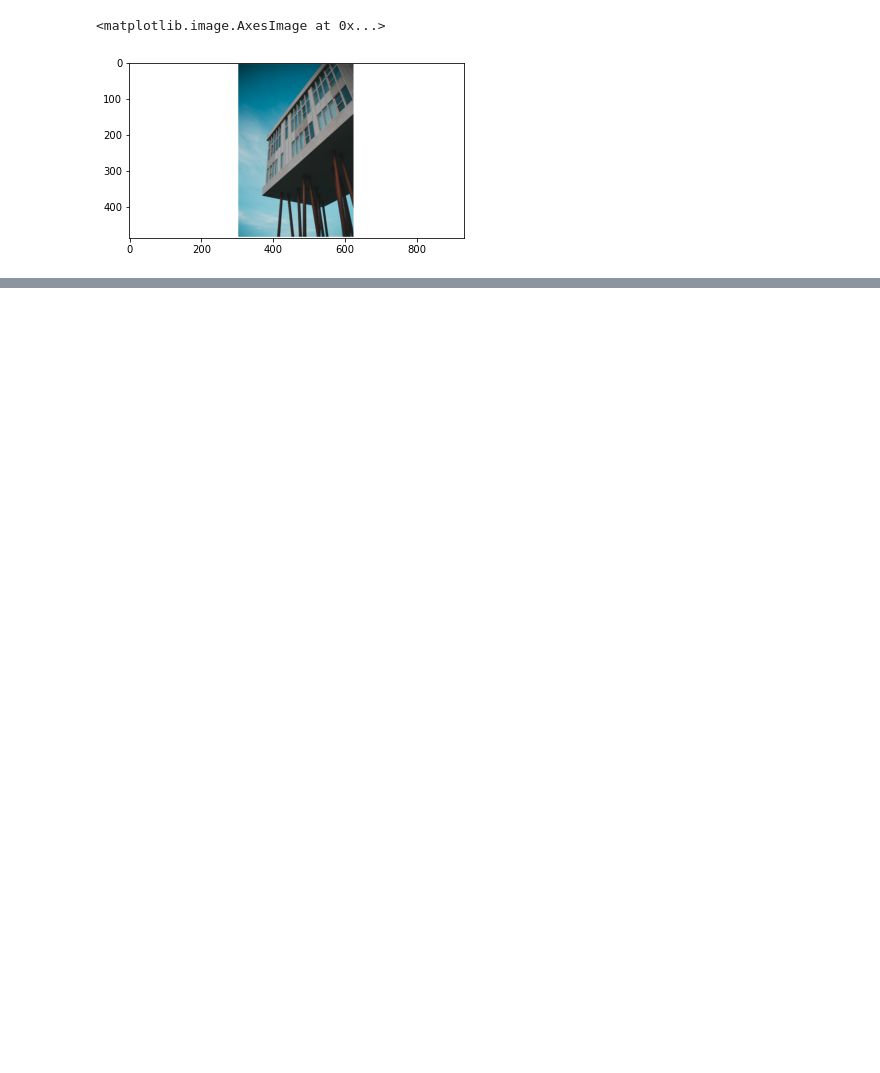
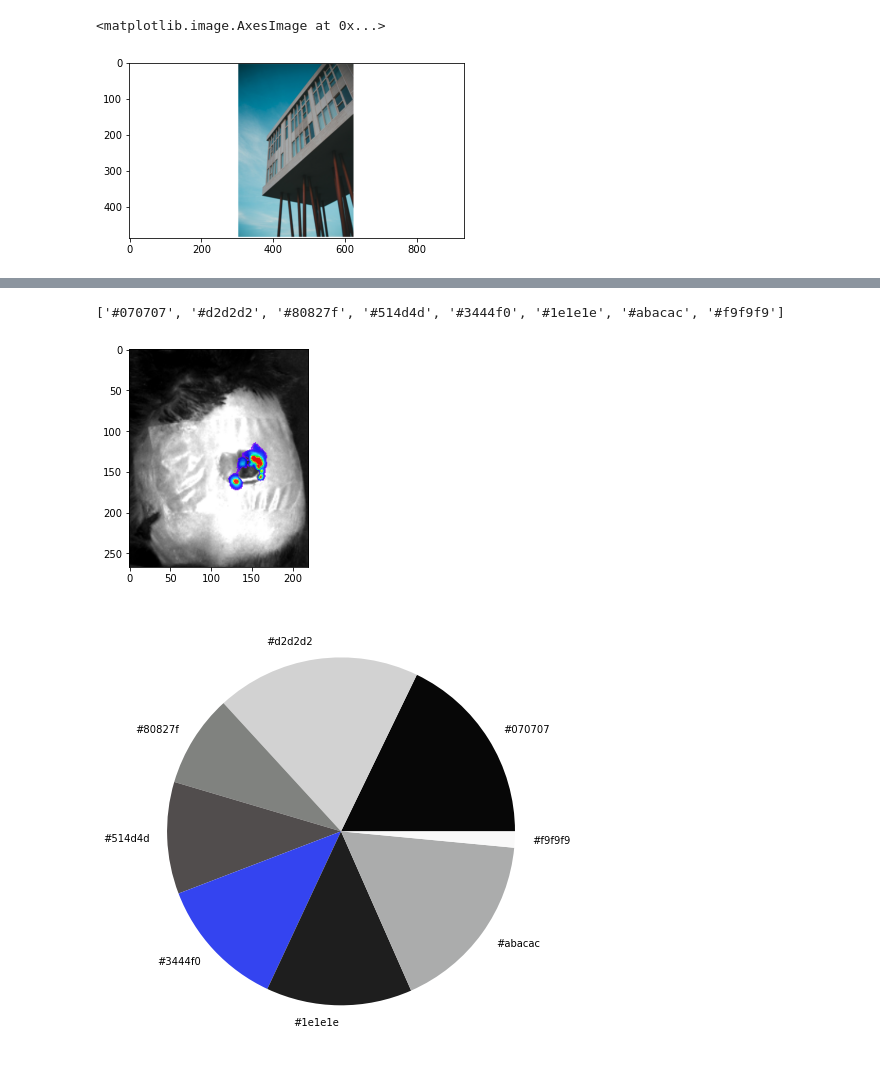
Before and after one commit to maggiejakus/Codecademy, a Jupyter notebook: G and H Color Analysis/Color Analyzer.ipynb, the cells around one changed output, grey strips where cells are left out. Drawn from its saved outputs; the diff is of its cells as text; code cells hidden in the pictures; blank space fills up the shorter version.

```diff
--- a/G and H Color Analysis/Color Analyzer.ipynb
+++ b/G and H Color Analysis/Color Analyzer.ipynb
@@ -57,0 +60,12 @@ color_analysis(modified_image)
+# %%
+#Mouse G1
+g1_feb14 = cv2.imread('Images/G1/2-14-g1-crop.png')
+g1_feb14 = cv2.cvtColor(g1_feb14, cv2.COLOR_BGR2RGB) #converting the color format from BGR to RGB using cvtColor
+plt.imshow(g1_feb14)
+
+modified_image = prep_image(g1_feb14)
+color_analysis(modified_image, clusters = 8)
+# %% [output]
+['#070707', '#d2d2d2', '#80827f', '#514d4d', '#3444f0', '#1e1e1e', '#abacac', '#f9f9f9']
+[figure, added]
+[figure, added]
```
Also changed, not shown: parts of 12 cells of this notebook, 18 other files.
